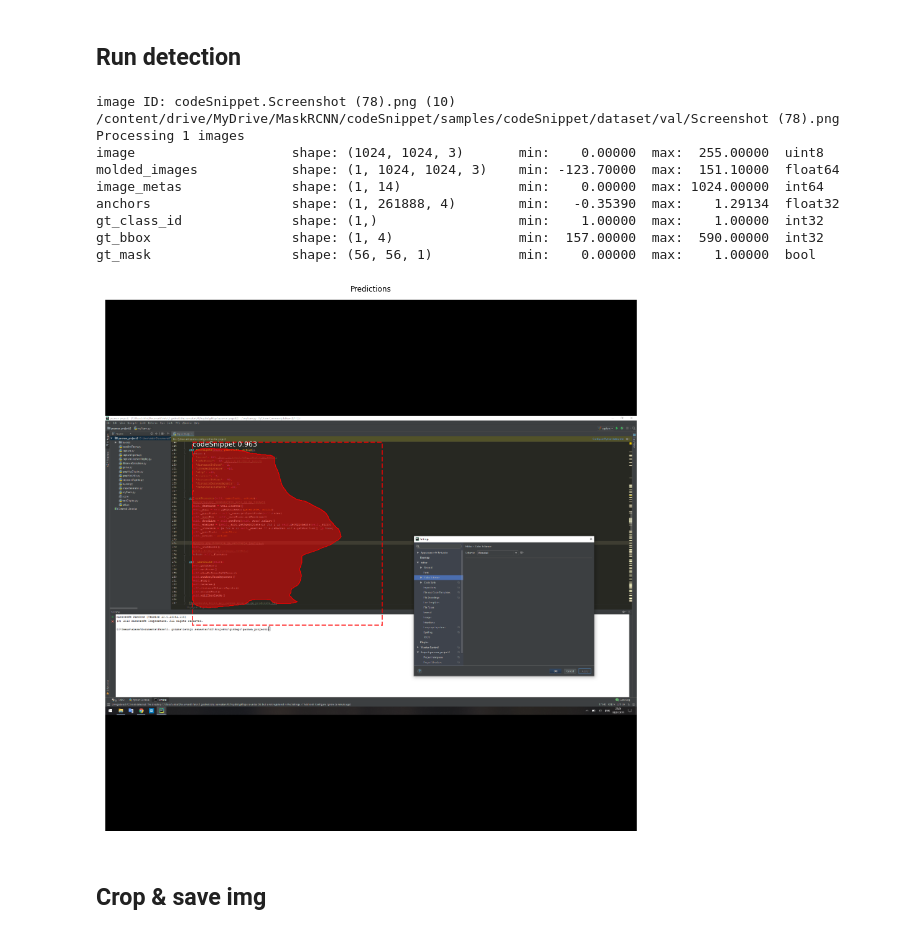
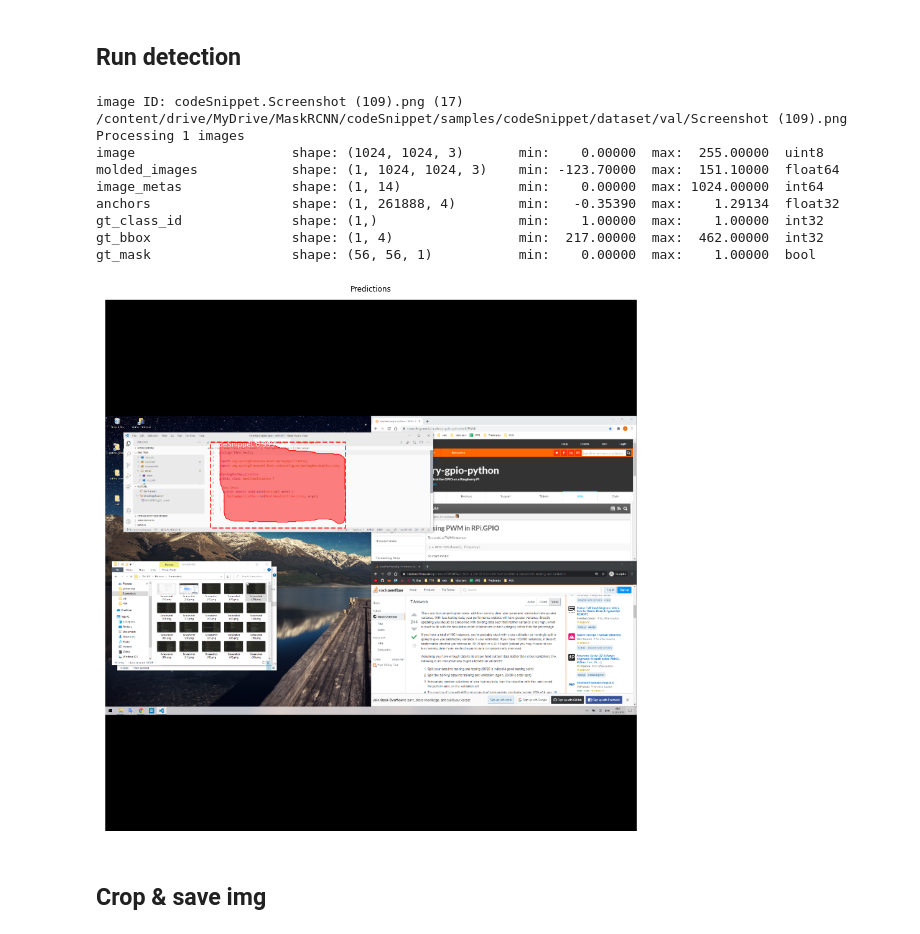
Before and after one commit to alek98/extract-code-from-image, a Jupyter notebook: project - mask rcnn/codeSnippet.ipynb, the cells around one changed output. Drawn from its saved outputs; the diff is of its cells as text; code cells hidden in the pictures.

```diff
--- a/project - mask rcnn/codeSnippet.ipynb
+++ b/project - mask rcnn/codeSnippet.ipynb
@@ -191,42 +183,42 @@ Re-starting from epoch 36
 # %% [markdown]
 ## Run detection
 # %%
-# image_id = random.choice(dataset.image_ids)
-image_id = 10
+image_id = random.choice(dataset.image_ids)
+# image_id = 10
 image, image_meta, gt_class_id, gt_bbox, gt_mask =\
     modellib.load_image_gt(dataset, config, image_id)
 info = dataset.image_info[image_id]
 print("image ID: {}.{} ({}) {}".format(info["source"], info["id"], image_id,
                                        dataset.image_reference(image_id)))
 # Run object detection
 results = model.detect([image], verbose=1)
 
 # Display results
 ax = get_ax(1)
 r = results[0]
 
 # prikaz bounding boxa
 # y1, x1, y2, x2 = r['rois'][0]
 # p = Rectangle((x1, y1), x2-x1, y2- y1, linewidth=1, edgecolor='b', facecolor='none')
 # ax.imshow(image)
 # ax.add_patch(p)
 visualize.display_instances(image, r['rois'], r['masks'], r['class_ids'],
                             dataset.class_names, r['scores'], ax=ax,
                             title="Predictions")
 log("gt_class_id", gt_class_id)
 log("gt_bbox", gt_bbox)
 log("gt_mask", gt_mask)
 # %% [output]
-image ID: codeSnippet.Screenshot (78).png (10) /content/drive/MyDrive/MaskRCNN/codeSnippet/samples/codeSnippet/dataset/val/Screenshot (78).png
+image ID: codeSnippet.Screenshot (109).png (17) /content/drive/MyDrive/MaskRCNN/codeSnippet/samples/codeSnippet/dataset/val/Screenshot (109).png
 Processing 1 images
 image                    shape: (1024, 1024, 3)       min:    0.00000  max:  255.00000  uint8
 molded_images            shape: (1, 1024, 1024, 3)    min: -123.70000  max:  151.10000  float64
 image_metas              shape: (1, 14)               min:    0.00000  max: 1024.00000  int64
 anchors                  shape: (1, 261888, 4)        min:   -0.35390  max:    1.29134  float32
 gt_class_id              shape: (1,)                  min:    1.00000  max:    1.00000  int32
-gt_bbox                  shape: (1, 4)                min:  157.00000  max:  590.00000  int32
+gt_bbox                  shape: (1, 4)                min:  217.00000  max:  462.00000  int32
 gt_mask                  shape: (56, 56, 1)           min:    0.00000  max:    1.00000  bool
-[figure, old version]
+[figure, new version]
 # %%
 # ovde fali poslednja cell, za sad ne treba
 # %% [markdown]
```
Also changed, not shown: parts of 7 cells of this notebook, 1 other file.
